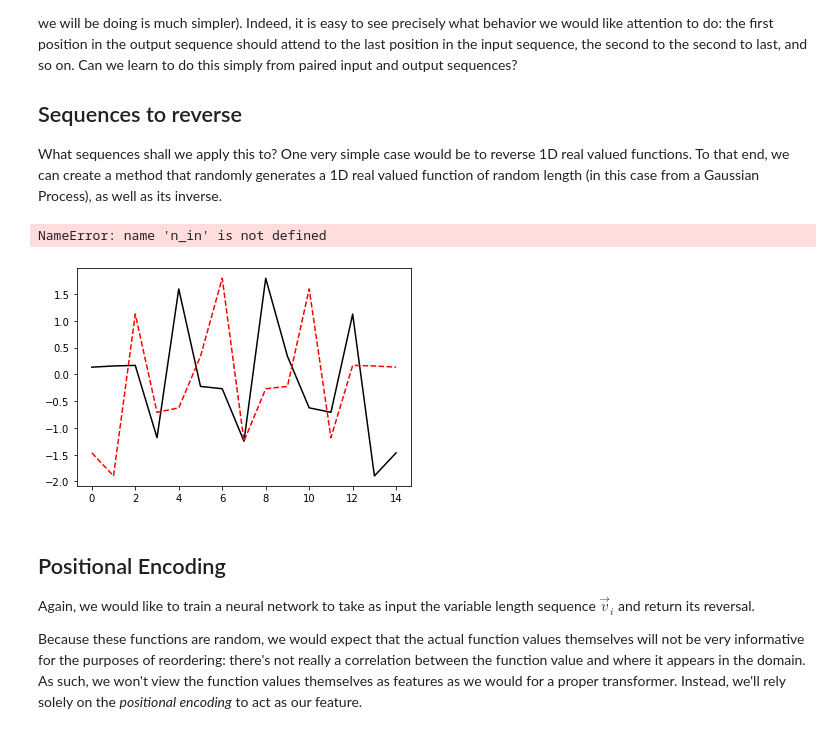
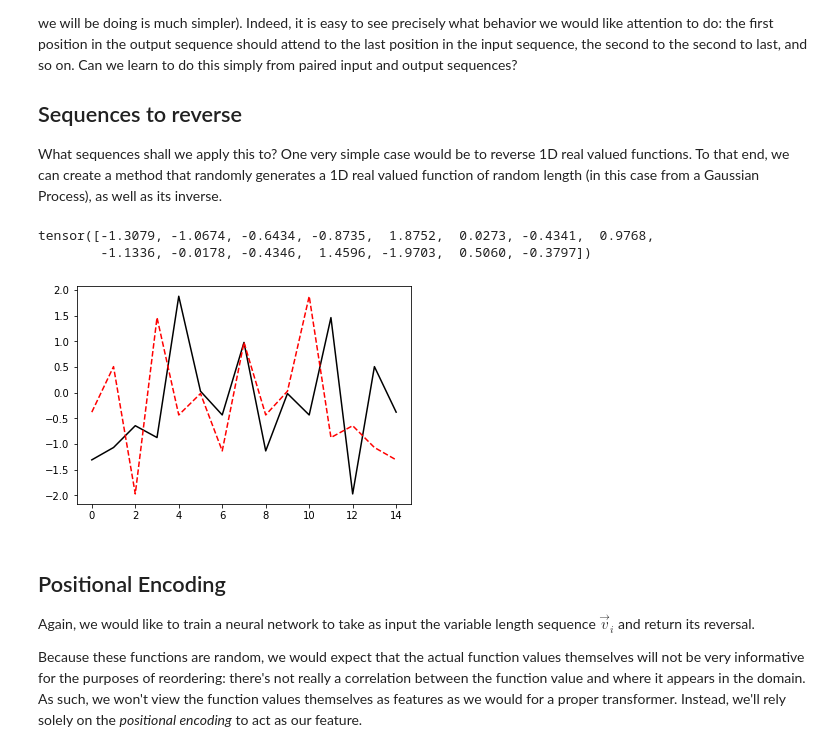
Before and after one commit to UMT-CSCI-591-Deep-Learning-2022/Week_7_Attention, a Jupyter notebook: ReverseNet.ipynb, the cells around one changed output. Cells and saved outputs as stored; diff of their text form; code cells hidden in the pictures.

```diff
--- a/ReverseNet.ipynb
+++ b/ReverseNet.ipynb
@@ -11,35 +11,41 @@ What sequences shall we apply this to?  One very simple case would be to reverse
 # %%
 # Gina Mazza
 # 3/3/2022
 
 import numpy as np
 import matplotlib.pyplot as plt
 import torch
+import torch.nn as nn
 
 class DataGenerator:
     def __init__(self):
         pass
 
     def __call__(self,n_in):
         x = torch.linspace(0,n_in-1,n_in)
         D = torch.cdist(x.view(-1,1),x.view(-1,1))
         l = np.random.randn()
         K = torch.exp(-(D/l)**2)
         L = torch.cholesky(K + 1e-5*torch.eye(K.shape[0]))
         v = L @ torch.randn(L.shape[1])
         v_reverse = torch.from_numpy(v.numpy()[::-1].copy())
         return v,v_reverse
 
 generator = DataGenerator()
 v,v_reverse = generator(15)
 
 plt.plot(v,'k-')
 plt.plot(v_reverse,'r--')
 
-len(n_in)
+
+type(v.shape)
+type(len(v))
+
+v
 # %% [output]
-NameError: name 'n_in' is not defined
+tensor([-1.3079, -1.0674, -0.6434, -0.8735,  1.8752,  0.0273, -0.4341,  0.9768,
+        -1.1336, -0.0178, -0.4346,  1.4596, -1.9703,  0.5060, -0.3797])
-[figure, old version]
+[figure, new version]
 # %% [markdown]
 ## Positional Encoding
 
```
Also changed, not shown: parts of 9 cells of this notebook.
